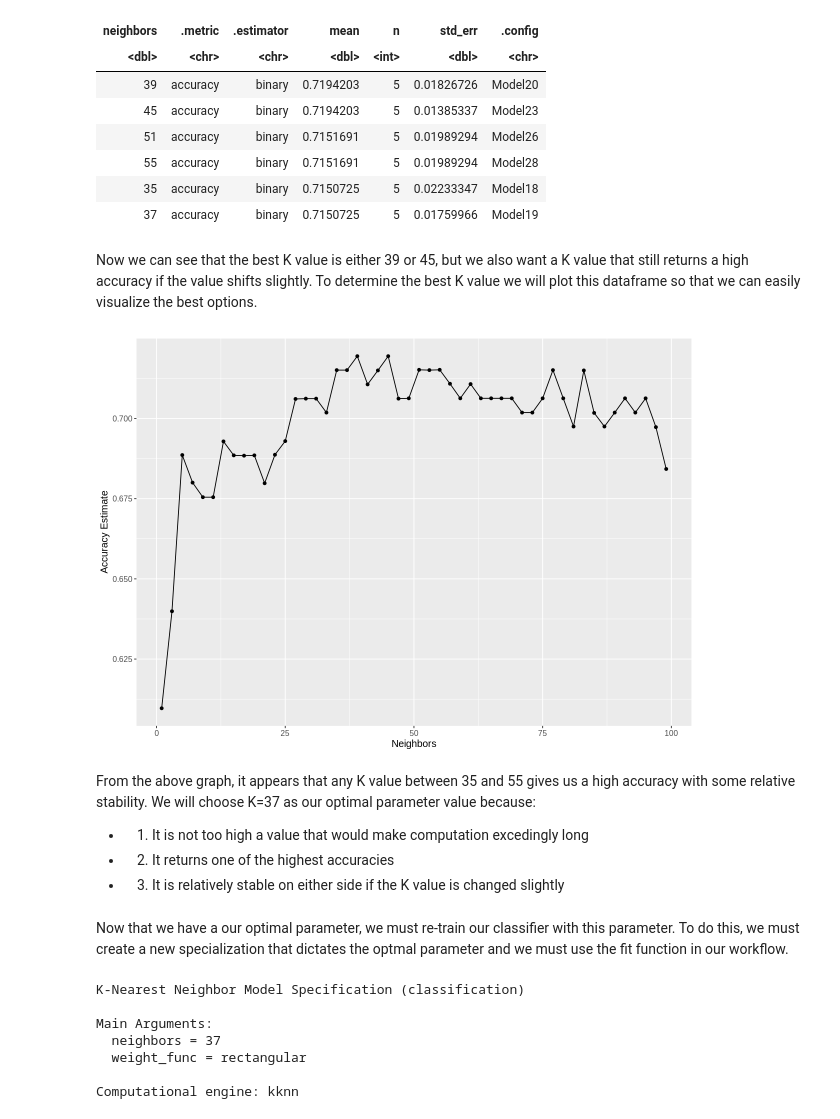
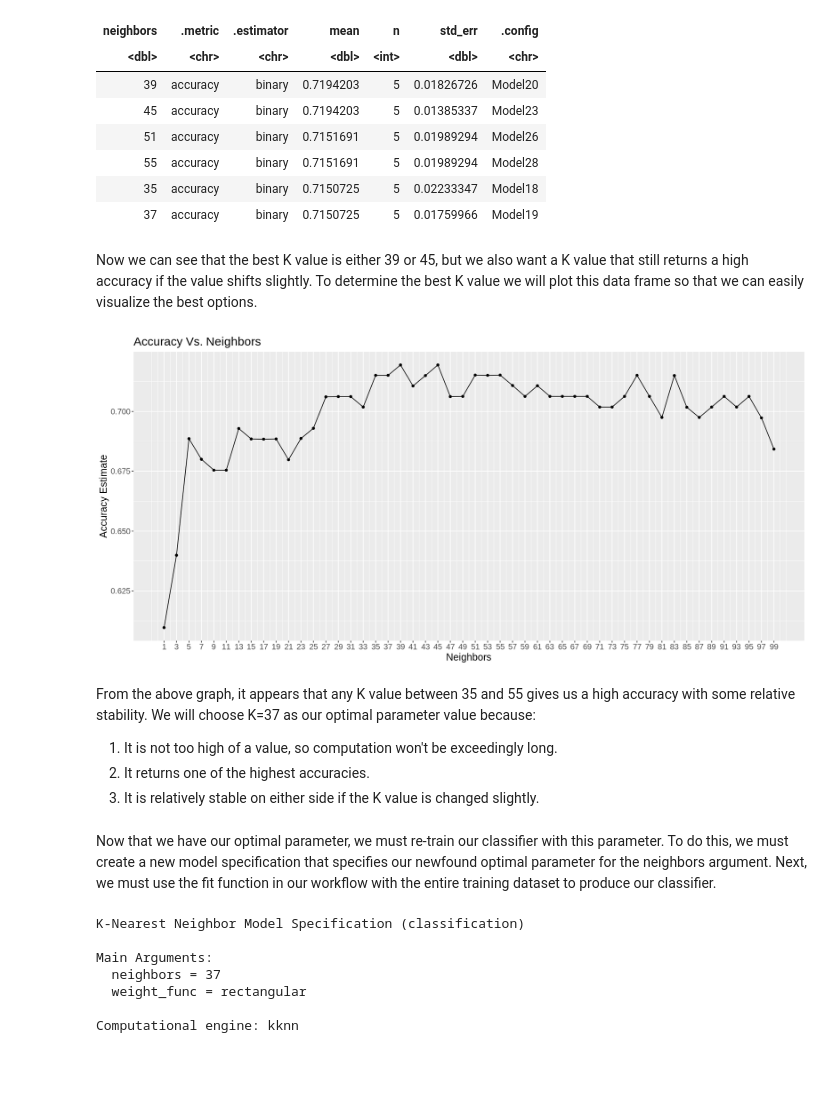
Before and after one commit to CampmattUBC/DSCI100_Project_Report, a Jupyter notebook: Group19_Report.ipynb, the cells around one changed output. Cells and saved outputs as stored; diff of their text form; code cells hidden in the pictures; blank space fills up the shorter version.

```diff
--- a/Group19_Report.ipynb
+++ b/Group19_Report.ipynb
@@ -45,7 +45,8 @@ Warning message:
 # %% [markdown]
 Next, we will download our dataset from the web and rename all of the variable columns with the names given in the original website. We have included a list describing all the predictors in an appendix at the end of this proposal.
 # %%
-cleveland_heart_data <- read_csv(file = "https://archive.ics.uci.edu/ml/machine-learning-databases/heart-disease/processed.cleveland.data", col_names = FALSE) %>%
+cleveland_heart_data <- read_csv(file = "https://archive.ics.uci.edu/ml/machine-learning-databases/heart-disease/processed.cleveland.data",
+                                 col_names = FALSE) %>%
     rename(age = "X1",
             sex = "X2",
             chest_pain_type = "X3",
@@ -525,24 +545,28 @@ A tibble: 6 × 7
 | 35 | accuracy | binary | 0.7150725 | 5 | 0.02233347 | Model18 |
 | 37 | accuracy | binary | 0.7150725 | 5 | 0.01759966 | Model19 |
 # %% [markdown]
-Now we can see that the best K value is either 39 or 45, but we also want a K value that still returns a high accuracy if the value shifts slightly. To determine the best K value we will plot this dataframe so that we can easily visualize the best options.
+Now we can see that the best K value is either 39 or 45, but we also want a K value that still returns a high accuracy if the value shifts slightly. To determine the best K value we will plot this data frame so that we can easily visualize the best options.
 # %%
+options(repr.plot.length = 10, repr.plot.width = 15)
+
 accuracy_vs_k <- ggplot(accuracies, aes(x = neighbors, y = mean)) +
   geom_point() +
   geom_line() +
   labs(x = "Neighbors", y = "Accuracy Estimate") +
-  theme(text = element_text(size = 12))
+  theme(text = element_text(size = 15)) +
+    scale_x_continuous(breaks = seq(from = 1,to = 100,by = 2)) +
+    ggtitle("Accuracy Vs. Neighbors")
 
 accuracy_vs_k
 # %% [output]
-[figure, old version]
+[figure, new version]
 # %% [markdown]
 From the above graph, it appears that any K value between 35 and 55 gives us a high accuracy with some relative stability. We will choose K=37 as our optimal parameter value because:
-* 1) It is not too high a value that would make computation excedingly long
-* 2) It returns one of the highest accuracies
-* 3) It is relatively stable on either side if the K value is changed slightly
+1) It is not too high of a value, so computation won't be exceedingly long.
+2) It returns one of the highest accuracies.
+3) It is relatively stable on either side if the K value is changed slightly.
 # %% [markdown]
-Now that we have a our optimal parameter, we must re-train our classifier with this parameter. To do this, we must create a new specialization that dictates the optmal parameter and we must use the fit function in our workflow.
+Now that we have our optimal parameter, we must re-train our classifier with this parameter. To do this, we must create a new model specification that specifies our newfound optimal parameter for the neighbors argument. Next, we must use the fit function in our workflow with the entire training dataset to produce our classifier.
 # %%
 heart_spec <- nearest_neighbor(weight_func = "rectangular", neighbors = 37) %>%
     set_engine("kknn") %>%
```
Also changed, not shown: parts of 30 cells of this notebook.
